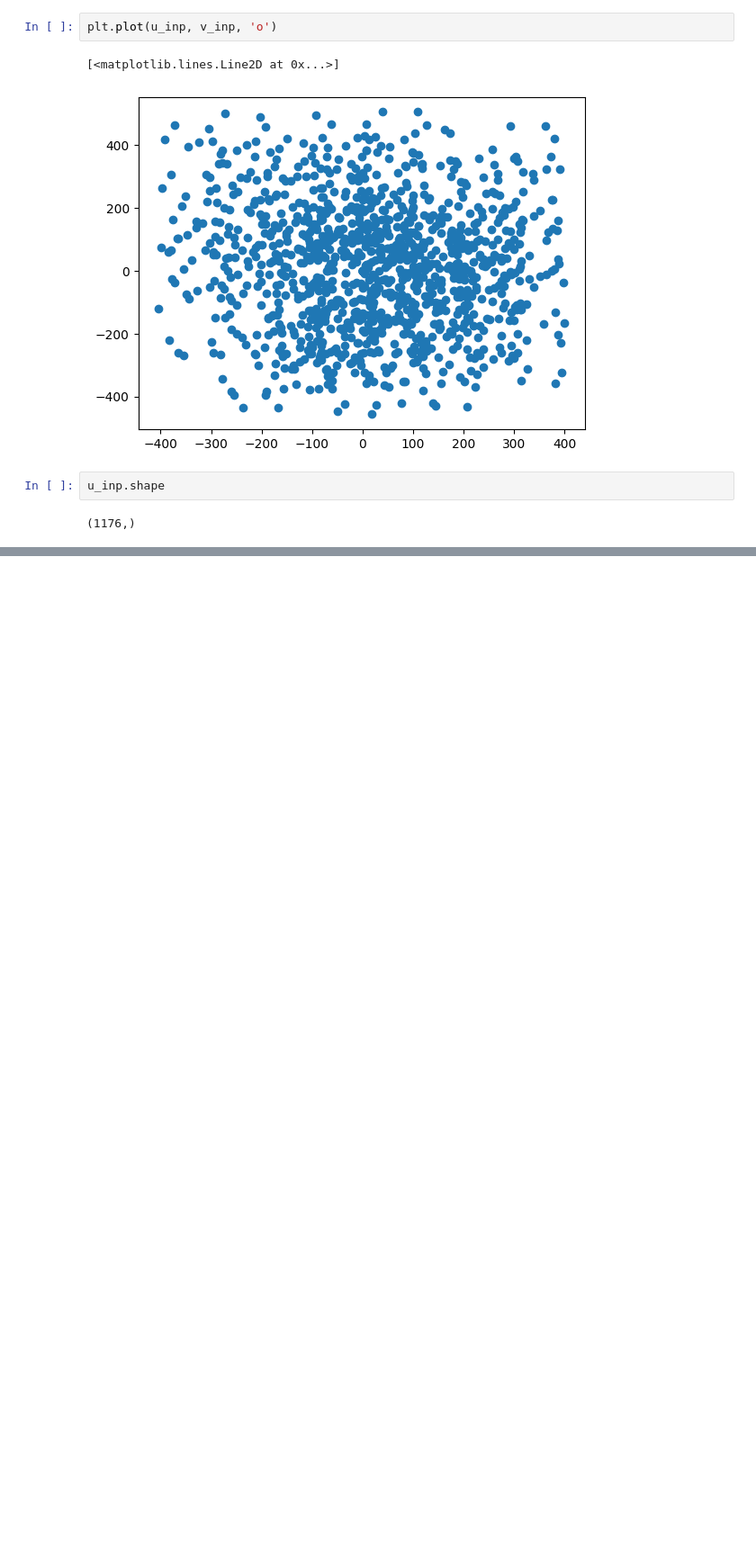
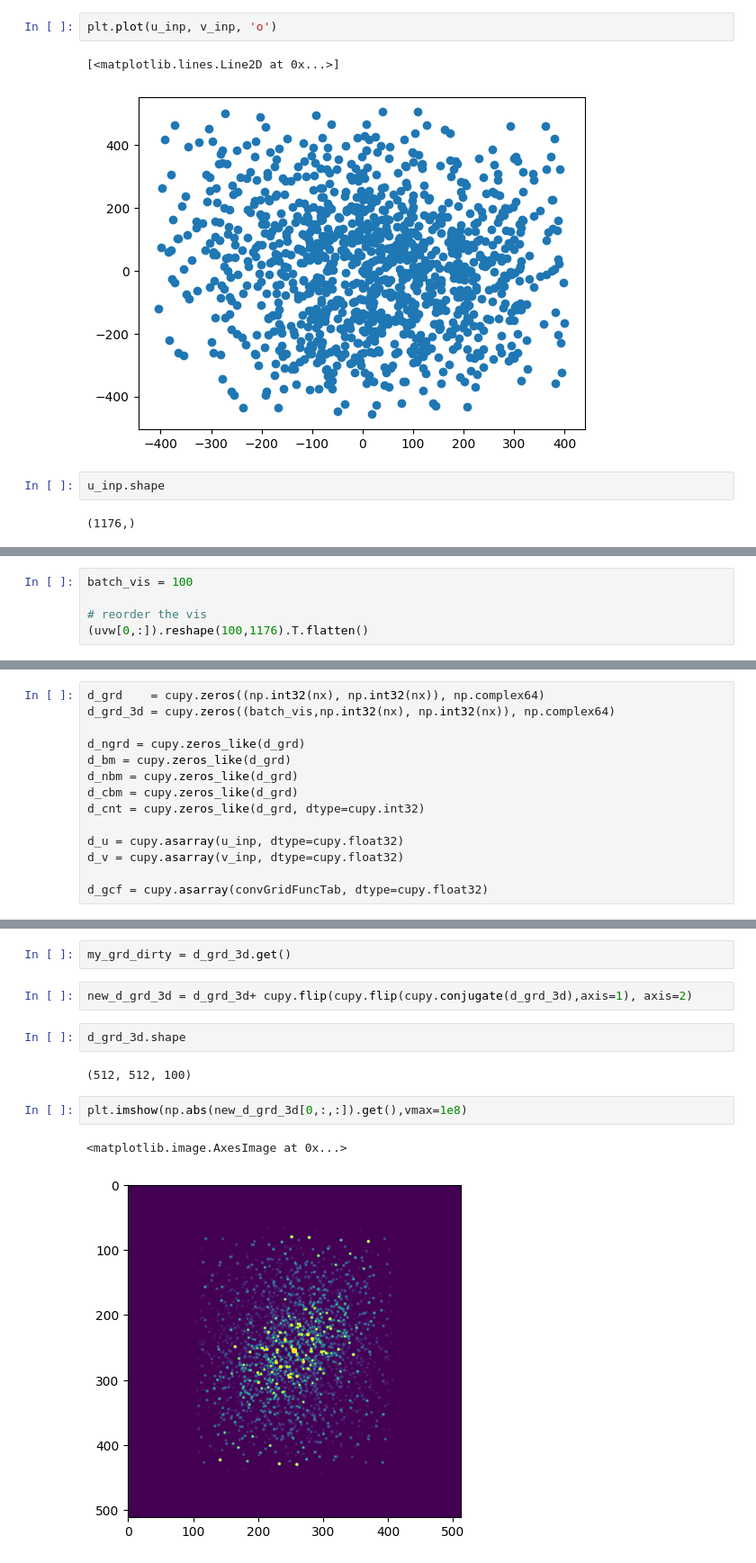
Before and after one commit to peijin94/FastMediumWell, a Jupyter notebook: griddingTest.ipynb, the cells around one changed output, grey strips where cells are left out. Shown at 90% size. Drawn from its saved outputs; the diff is of its cells as text; blank space fills up the shorter version.

```diff
--- a/griddingTest.ipynb
+++ b/griddingTest.ipynb
@@ -148,0 +139,5 @@ u_inp.shape
+# %%
+batch_vis = 100
+
+# reorder the vis
+(uvw[0,:]).reshape(100,1176).T.flatten()
@@ -148,0 +146,14 @@ u_inp.shape
+# %%
+d_grd    = cupy.zeros((np.int32(nx), np.int32(nx)), np.complex64)
+d_grd_3d = cupy.zeros((batch_vis,np.int32(nx), np.int32(nx)), np.complex64)
+
+d_ngrd = cupy.zeros_like(d_grd)
+d_bm = cupy.zeros_like(d_grd)
+d_nbm = cupy.zeros_like(d_grd)
+d_cbm = cupy.zeros_like(d_grd)
+d_cnt = cupy.zeros_like(d_grd, dtype=cupy.int32)
+
+d_u = cupy.asarray(u_inp, dtype=cupy.float32)
+d_v = cupy.asarray(v_inp, dtype=cupy.float32)
+
+d_gcf = cupy.asarray(convGridFuncTab, dtype=cupy.float32)
@@ -148,0 +188,13 @@ u_inp.shape
+# %%
+my_grd_dirty = d_grd_3d.get()
+# %%
+new_d_grd_3d = d_grd_3d+ cupy.flip(cupy.flip(cupy.conjugate(d_grd_3d),axis=1), axis=2)
+# %%
+d_grd_3d.shape
+# %% [output]
+(512, 512, 100)
+# %%
+plt.imshow(np.abs(new_d_grd_3d[0,:,:]).get(),vmax=1e8)
+# %% [output]
+<matplotlib.image.AxesImage at 0x...>
+[figure, added]
```
Also changed, not shown: parts of 19 cells of this notebook, 2 other files.
